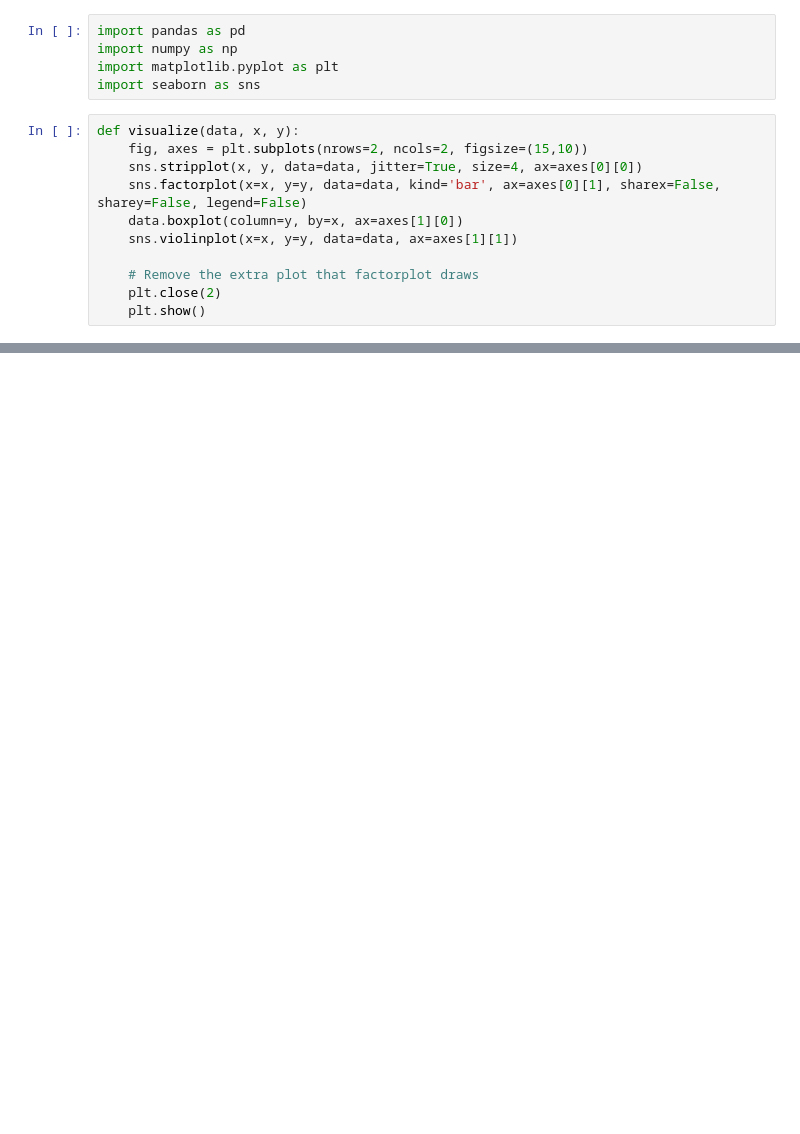
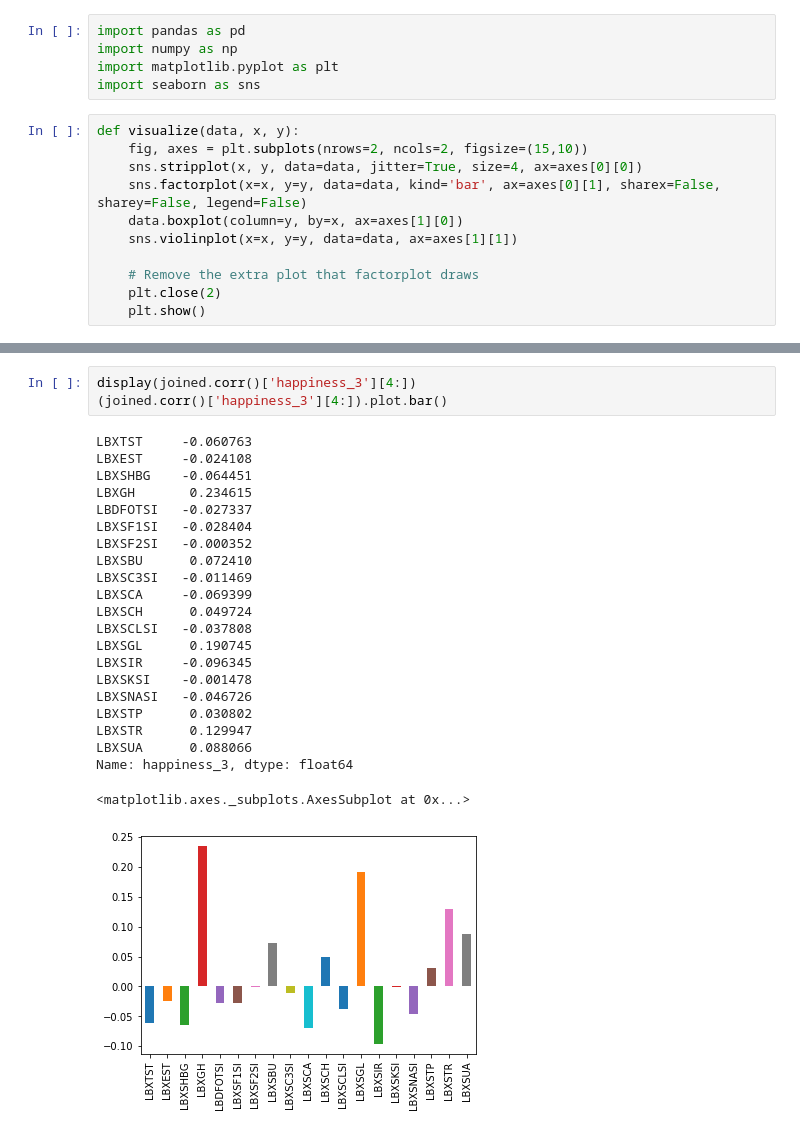
Before and after one commit to oconnoag/NHANES_Data, a Jupyter notebook: compiled_data/alijah_data_setup.ipynb, the cells around one changed output, grey strips where cells are left out. Saved outputs shown, nothing was run; the diff lists cells and outputs as text; blank space fills up the shorter version.

```diff
--- a/compiled_data/alijah_data_setup.ipynb
+++ b/compiled_data/alijah_data_setup.ipynb
@@ -87 +143,27 @@ joined.groupby('HSD010').std()
+# %%
+display(joined.corr()['happiness_3'][4:])
+(joined.corr()['happiness_3'][4:]).plot.bar()
+# %% [output]
+LBXTST     -0.060763
+LBXEST     -0.024108
+LBXSHBG    -0.064451
+LBXGH       0.234615
+LBDFOTSI   -0.027337
+LBXSF1SI   -0.028404
+LBXSF2SI   -0.000352
+LBXSBU      0.072410
+LBXSC3SI   -0.011469
+LBXSCA     -0.069399
+LBXSCH      0.049724
+LBXSCLSI   -0.037808
+LBXSGL      0.190745
+LBXSIR     -0.096345
+LBXSKSI    -0.001478
+LBXSNASI   -0.046726
+LBXSTP      0.030802
+LBXSTR      0.129947
+LBXSUA      0.088066
+Name: happiness_3, dtype: float64
+<matplotlib.axes._subplots.AxesSubplot at 0x...>
+[figure, added]
 # %%
```
Also changed, not shown: parts of 16 cells of this notebook, 1 other file.
